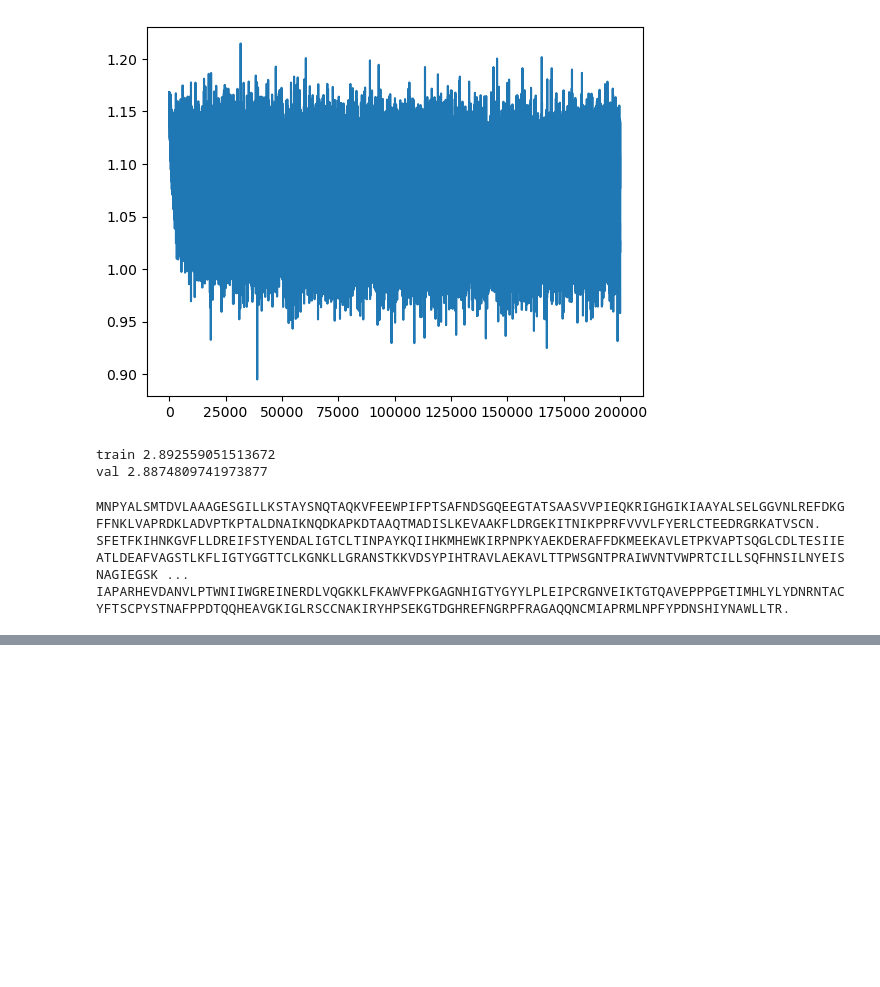
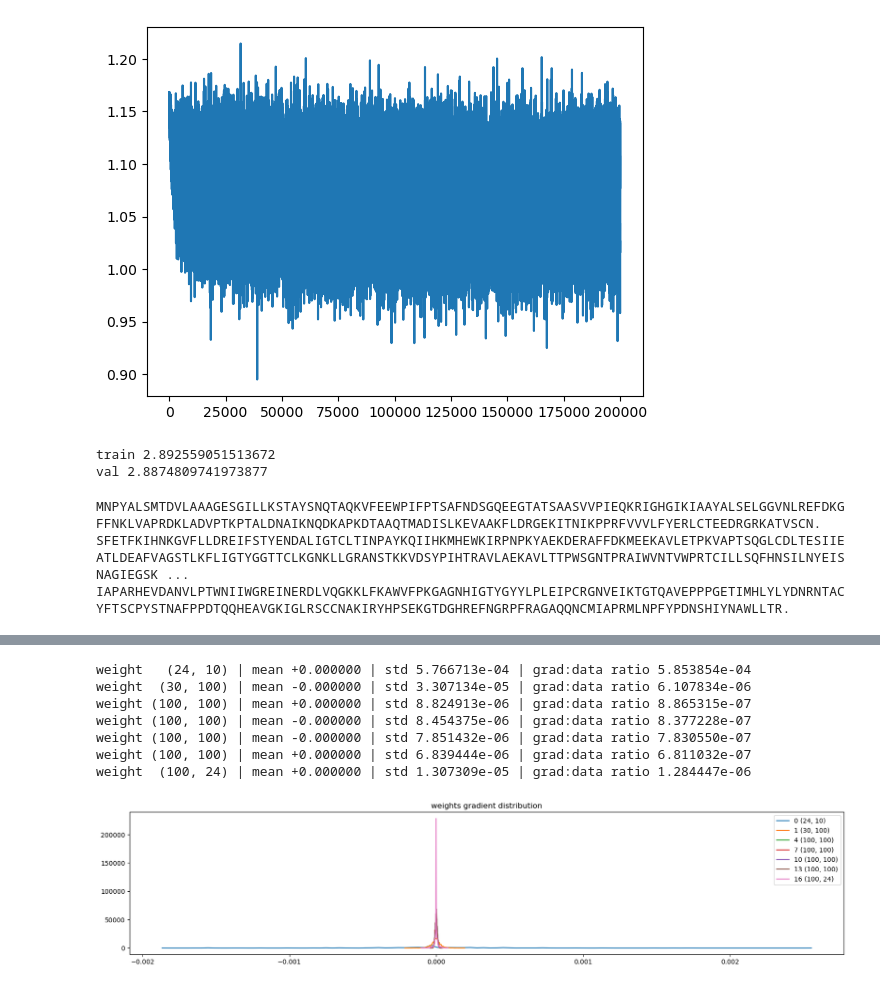
Before and after one commit to Carlos-Laborda/ProteinDesign, a Jupyter notebook: protein_design.ipynb, the cells around one changed output, grey strips where cells are left out. Drawn from its saved outputs; the diff is of its cells as text; code cells hidden in the pictures; blank space fills up the shorter version.

```diff
--- a/protein_design.ipynb
+++ b/protein_design.ipynb
@@ -267,0 +446,22 @@ IAPARHEVDANVLPTWNIIWGREINERDLVQGKKLFKAWVFPKGAGNHIGTYGYYLPLEIPCRGNVEIKTGTQAVEPPPG
+# %%
+# visualize histograms
+plt.figure(figsize=(20, 4)) # width and height of the plot
+legends = []
+for i,p in enumerate(parameters):
+  t = p.grad
+  if p.ndim == 2:
+    print('weight %10s | mean %+f | std %e | grad:data ratio %e' % (tuple(p.shape), t.mean(), t.std(), t.std() / p.std()))
+    hy, hx = torch.histogram(t, density=True)
+    plt.plot(hx[:-1].detach(), hy.detach())
+    legends.append(f'{i} {tuple(p.shape)}')
+plt.legend(legends)
+plt.title('weights gradient distribution');
+# %% [output]
+weight   (24, 10) | mean +0.000000 | std 5.766713e-04 | grad:data ratio 5.853854e-04
+weight  (30, 100) | mean -0.000000 | std 3.307134e-05 | grad:data ratio 6.107834e-06
+weight (100, 100) | mean +0.000000 | std 8.824913e-06 | grad:data ratio 8.865315e-07
+weight (100, 100) | mean -0.000000 | std 8.454375e-06 | grad:data ratio 8.377228e-07
+weight (100, 100) | mean -0.000000 | std 7.851432e-06 | grad:data ratio 7.830550e-07
+weight (100, 100) | mean +0.000000 | std 6.839444e-06 | grad:data ratio 6.811032e-07
+weight  (100, 24) | mean +0.000000 | std 1.307309e-05 | grad:data ratio 1.284447e-06
+[figure, added]
```
Also changed, not shown: parts of 7 cells of this notebook.
